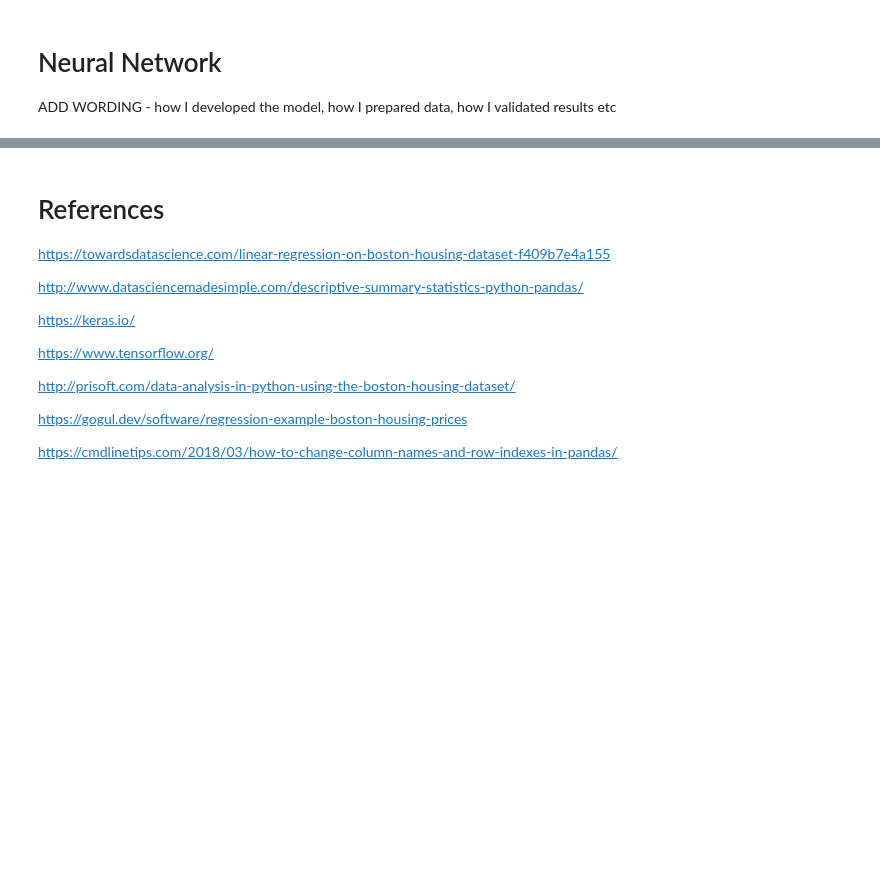
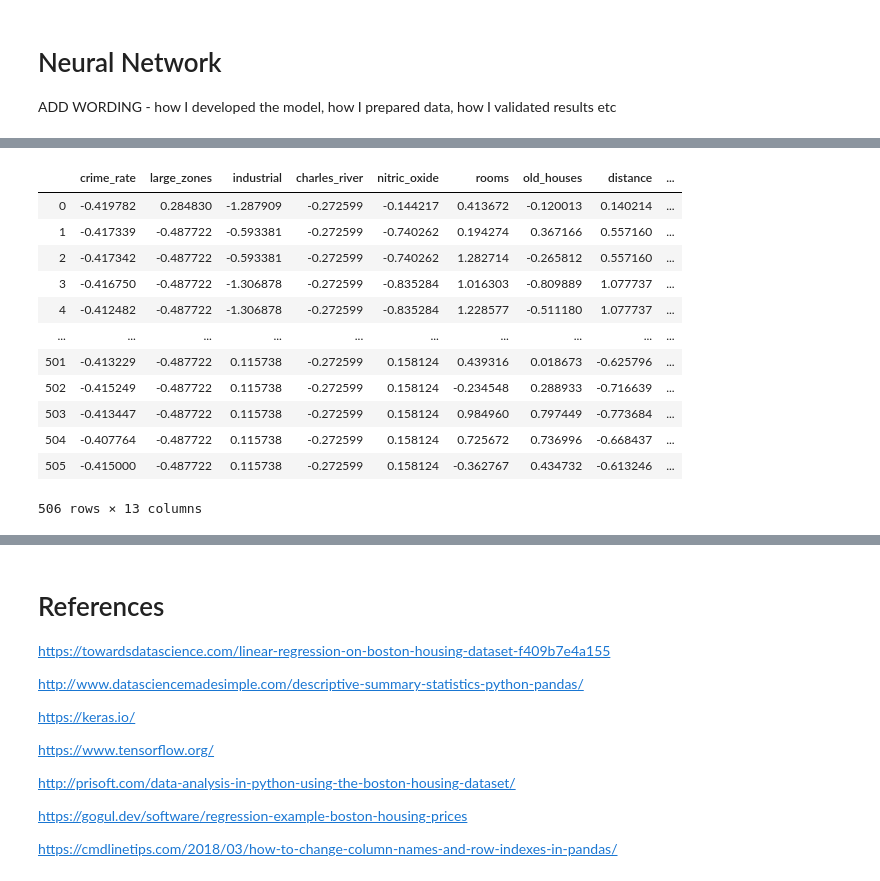
Before and after one commit to beccycole/machine-learning-assessment, a Jupyter notebook: Boston Housing Dataset.ipynb, the cells around one changed output, grey strips where cells are left out. Cells and saved outputs as stored; diff of their text form; code cells hidden in the pictures; blank space fills up the shorter version.

```diff
--- a/Boston Housing Dataset.ipynb
+++ b/Boston Housing Dataset.ipynb
@@ -398,0 +493,18 @@ inputs_scale.mean().round(2)
+# %%
+# this allows us to transform any new values that are added to the dataset
+inputs_scale = pd.DataFrame(scaler.transform(inputs), columns=inputs.columns)
+inputs_scale
+# %% [output]
+|  | crime_rate | large_zones | industrial | charles_river | nitric_oxide | rooms | old_houses | distance | ... |
+| 0 | -0.419782 | 0.284830 | -1.287909 | -0.272599 | -0.144217 | 0.413672 | -0.120013 | 0.140214 | ... |
+| 1 | -0.417339 | -0.487722 | -0.593381 | -0.272599 | -0.740262 | 0.194274 | 0.367166 | 0.557160 | ... |
+| 2 | -0.417342 | -0.487722 | -0.593381 | -0.272599 | -0.740262 | 1.282714 | -0.265812 | 0.557160 | ... |
+| 3 | -0.416750 | -0.487722 | -1.306878 | -0.272599 | -0.835284 | 1.016303 | -0.809889 | 1.077737 | ... |
+| 4 | -0.412482 | -0.487722 | -1.306878 | -0.272599 | -0.835284 | 1.228577 | -0.511180 | 1.077737 | ... |
+| ... | ... | ... | ... | ... | ... | ... | ... | ... | ... |
+| 501 | -0.413229 | -0.487722 | 0.115738 | -0.272599 | 0.158124 | 0.439316 | 0.018673 | -0.625796 | ... |
+| 502 | -0.415249 | -0.487722 | 0.115738 | -0.272599 | 0.158124 | -0.234548 | 0.288933 | -0.716639 | ... |
+| 503 | -0.413447 | -0.487722 | 0.115738 | -0.272599 | 0.158124 | 0.984960 | 0.797449 | -0.773684 | ... |
+| 504 | -0.407764 | -0.487722 | 0.115738 | -0.272599 | 0.158124 | 0.725672 | 0.736996 | -0.668437 | ... |
+| 505 | -0.415000 | -0.487722 | 0.115738 | -0.272599 | 0.158124 | -0.362767 | 0.434732 | -0.613246 | ... |
+506 rows × 13 columns
```
Also changed, not shown: parts of 31 cells of this notebook.
